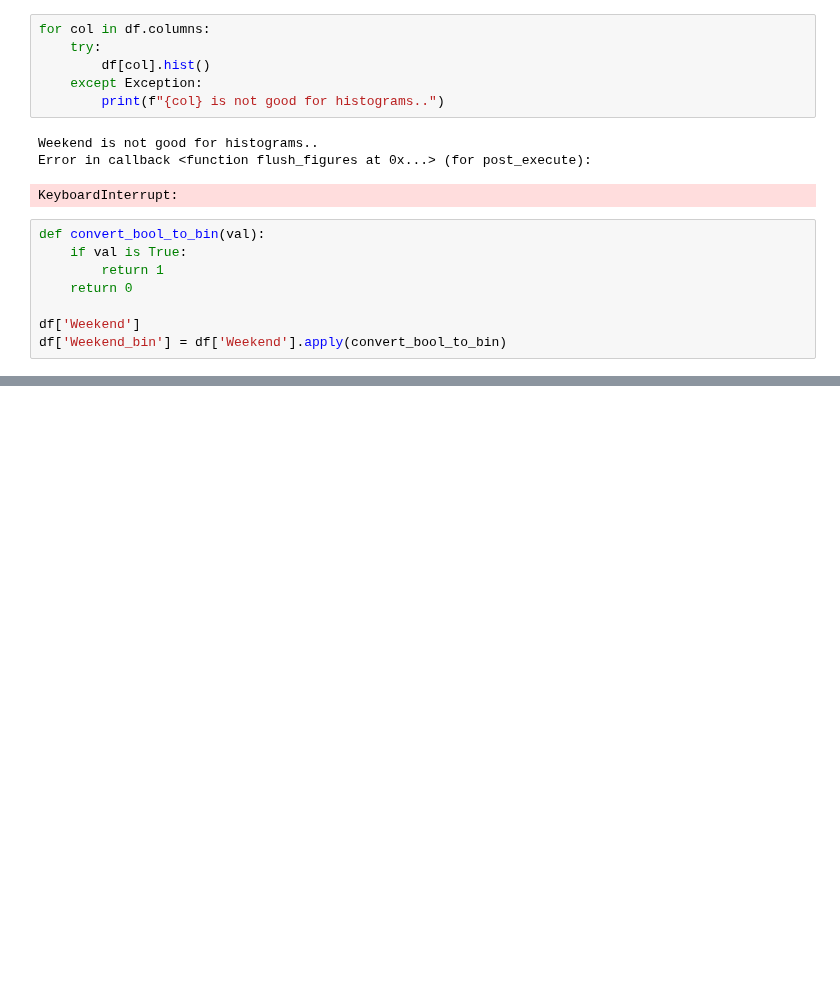
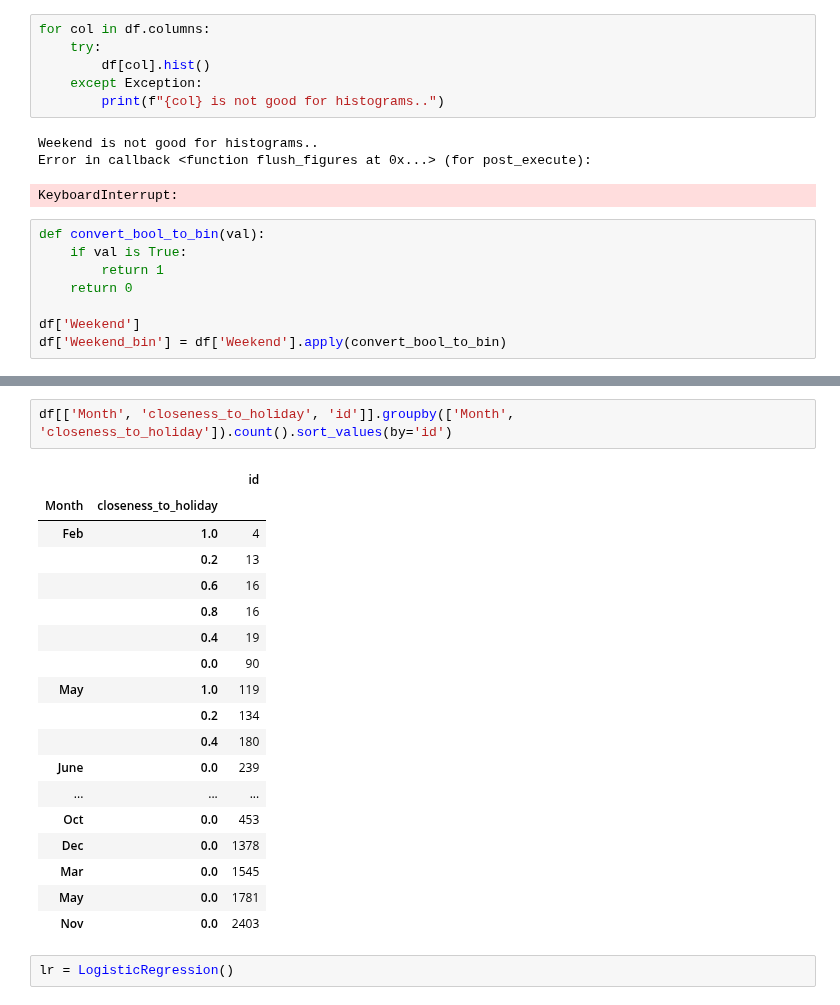
Before and after one commit to mikisegall/ml_final_project, a Jupyter notebook: mikis_research.ipynb, the cells around one changed output, grey strips where cells are left out. Cells and saved outputs as stored; diff of their text form; blank space fills up the shorter version.

```diff
--- a/mikis_research.ipynb
+++ b/mikis_research.ipynb
@@ -183,0 +201,23 @@ df['Weekend_bin'] = df['Weekend'].apply(convert_bool_to_bin)
+# %%
+df[['Month', 'closeness_to_holiday', 'id']].groupby(['Month', 'closeness_to_holiday']).count().sort_values(by='id')
+# %% [output]
+|  |  | id |
+| Month | closeness_to_holiday |  |
+| Feb | 1.0 | 4 |
+|  | 0.2 | 13 |
+|  | 0.6 | 16 |
+|  | 0.8 | 16 |
+|  | 0.4 | 19 |
+|  | 0.0 | 90 |
+| May | 1.0 | 119 |
+|  | 0.2 | 134 |
+|  | 0.4 | 180 |
+| June | 0.0 | 239 |
+| ... | ... | ... |
+| Oct | 0.0 | 453 |
+| Dec | 0.0 | 1378 |
+| Mar | 0.0 | 1545 |
+| May | 0.0 | 1781 |
+| Nov | 0.0 | 2403 |
+# %%
+lr = LogisticRegression()
```
Also changed, not shown: parts of 3 cells of this notebook, 2 other files.
